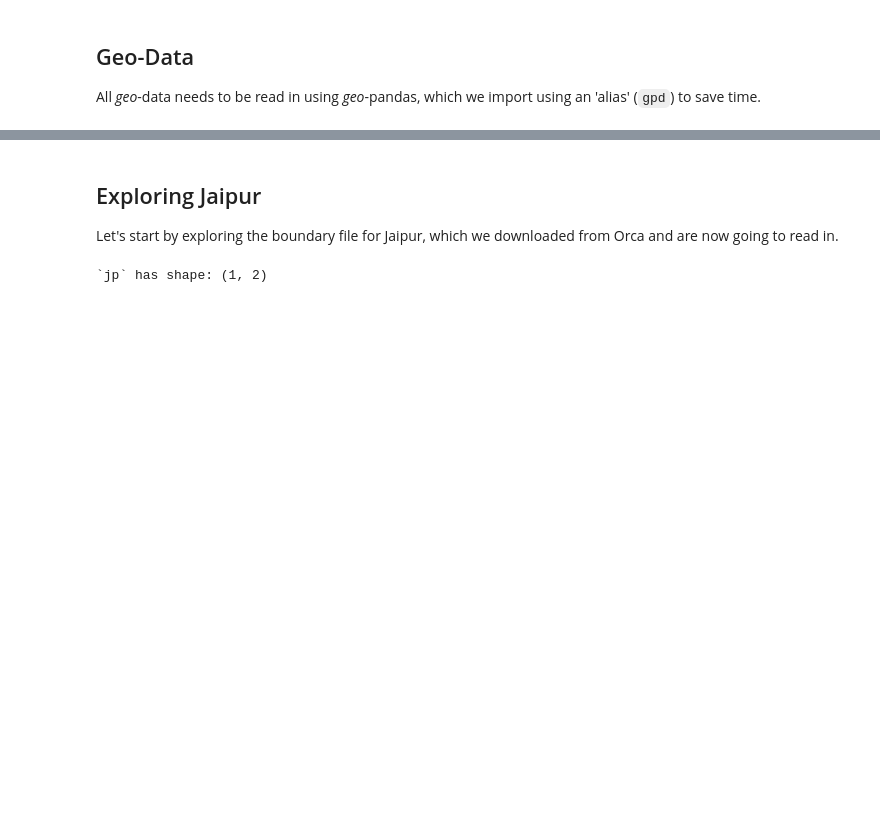
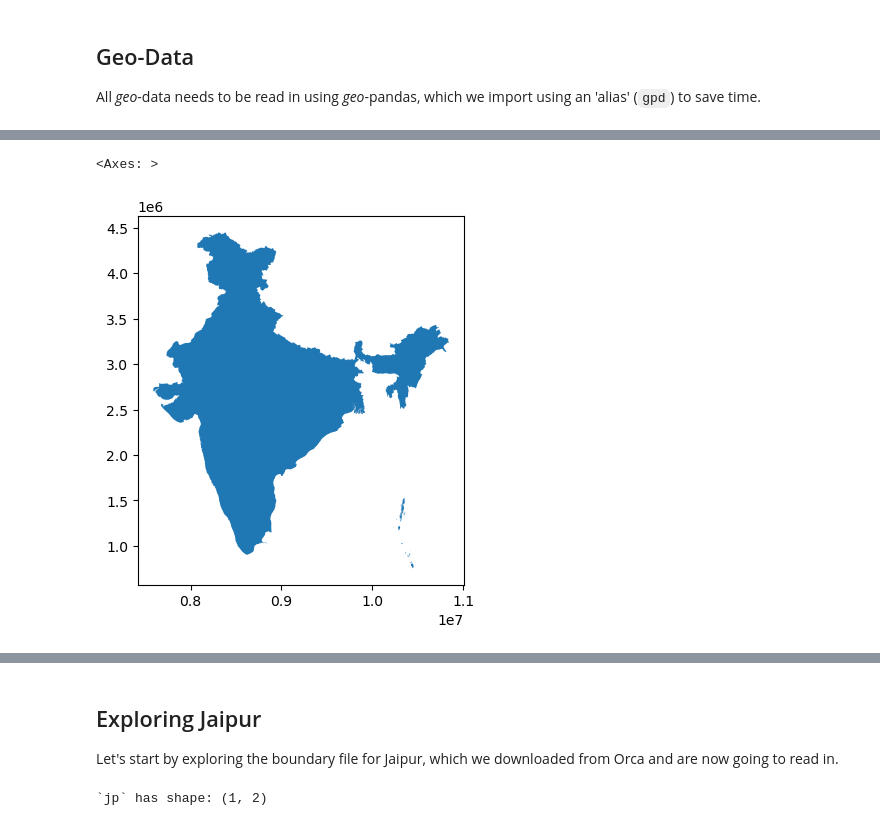
Before and after one commit to jreades/jaipur, a Jupyter notebook: practicals/Exploring_Map_Data.ipynb, the cells around one changed output, grey strips where cells are left out. Cells and saved outputs as stored; diff of their text form; code cells hidden in the pictures; blank space fills up the shorter version.

```diff
--- a/practicals/Exploring_Map_Data.ipynb
+++ b/practicals/Exploring_Map_Data.ipynb
@@ -23,7 +21,7 @@ base_url = 'https://orca.casa.ucl.ac.uk/~jreades/jaipur'
 
 geofiles = [
     'Jaipur_Boundary', 'Jaipur_Wards', 'northern-zone-lines', 'northern-zone-multilines', 'northern-zone-multipolygons',
-    'northern-zone-other', 'northern-zone-points'
+    'northern-zone-other', 'northern-zone-points', 'India_Country_Boundary', 'India_State_Boundary'
 ]
 
 print(f"The geo-data files are: {', '.join(geofiles)}")
@@ -74,0 +77,8 @@ import geopandas as gpd # We only need to do this *once*
+# %%
+import requests, io
+result = requests.get(f"{base_url}/India_Country_Boundary.geoparquet")
+india = gpd.read_parquet(io.BytesIO(result.content))
+india.plot()
+# %% [output]
+<Axes: >
+[figure, added]
```
Also changed, not shown: parts of 8 cells of this notebook, 6 other files.
